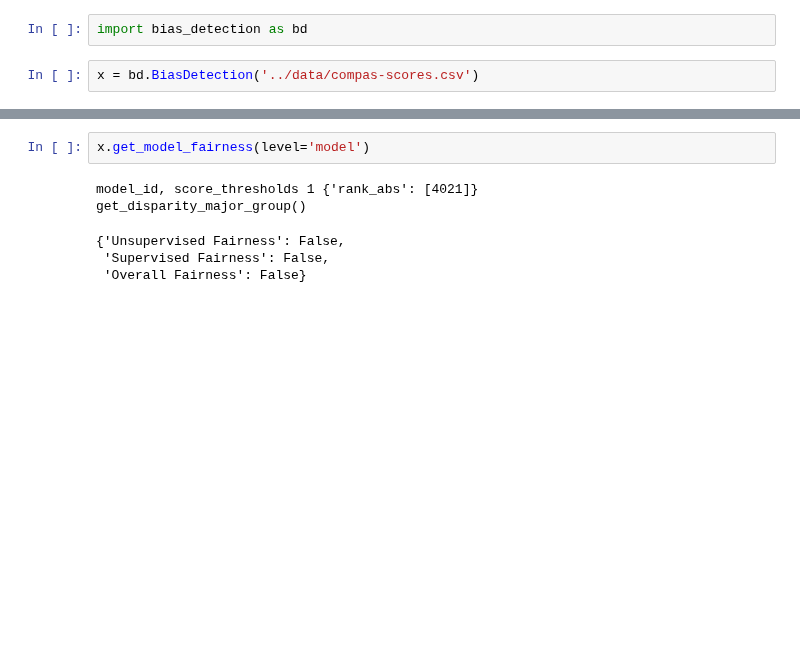
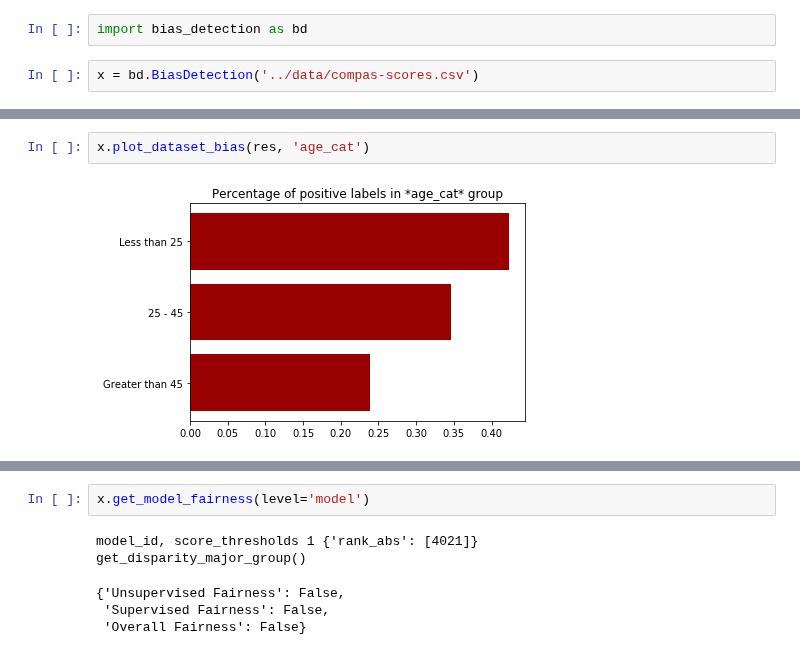
Before and after one commit to SanGreel/noble-model-audit, a Jupyter notebook: bias/script_usage_example.ipynb, the cells around one changed output, grey strips where cells are left out. Drawn from its saved outputs; the diff is of its cells as text; blank space fills up the shorter version.

```diff
--- a/bias/script_usage_example.ipynb
+++ b/bias/script_usage_example.ipynb
@@ -27,0 +32,4 @@ pp.pprint(res)
+# %%
+x.plot_dataset_bias(res, 'age_cat')
+# %% [output]
+[figure, added]
```
Also changed, not shown: parts of 3 cells of this notebook, 1 other file.
